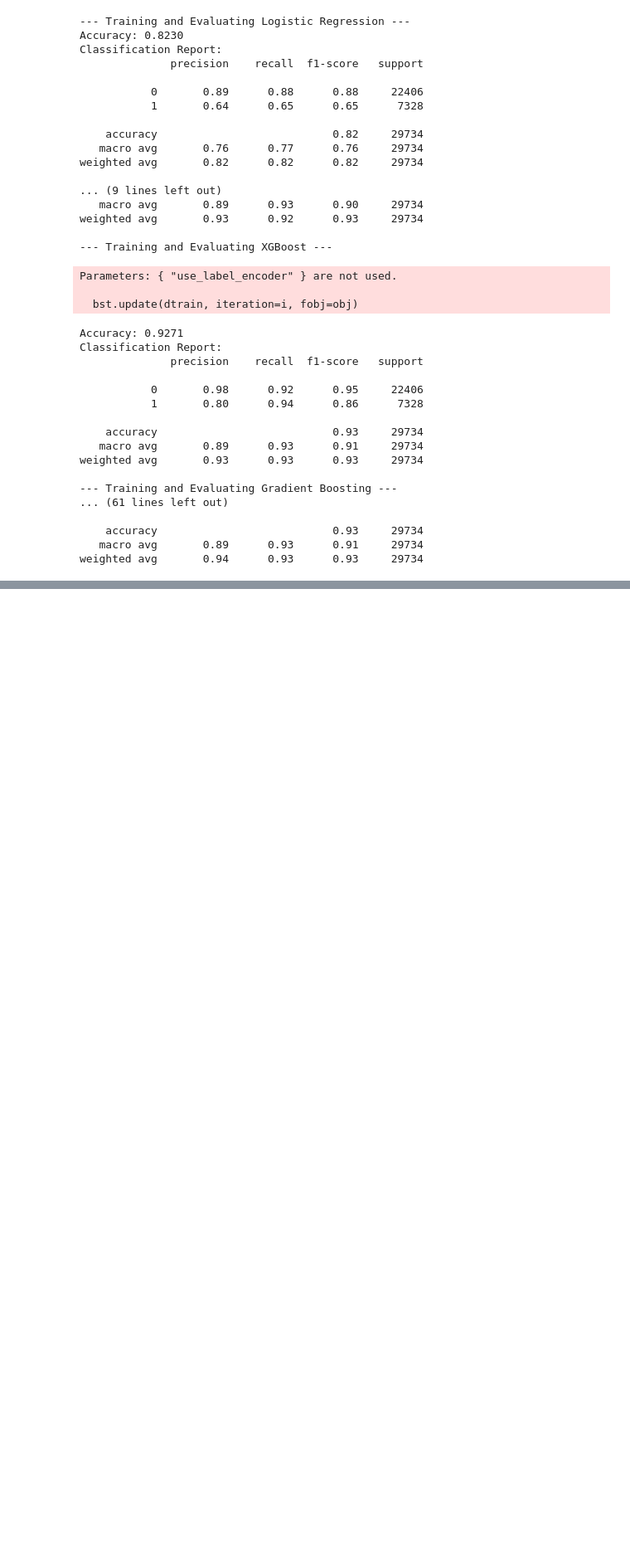
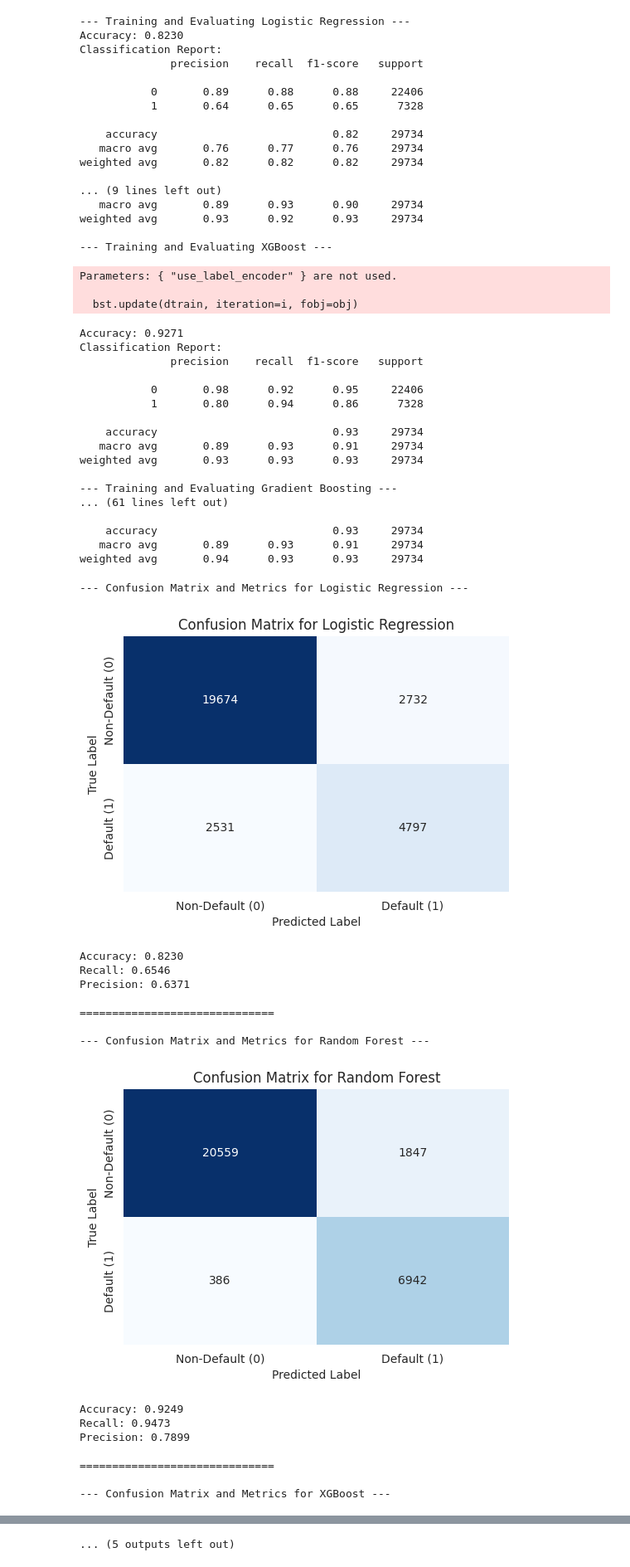
Before and after one commit to springboardmentor891v/CreditPathAI, a Jupyter notebook: notebooks/loan_default_main.ipynb, the cells around one changed output, grey strips where cells are left out. Shown: that part at 83% size. Saved outputs shown, nothing was run; the diff lists cells and outputs as text; code cells hidden in the pictures; blank space fills up the shorter version.

Commit message:
calculated the  accuracy, precision, and  recall of the models

```diff
--- a/notebooks/loan_default_main.ipynb
+++ b/notebooks/loan_default_main.ipynb
@@ -502,0 +491,11 @@ Dropping leaky columns: ['rate_of_interest_was_missing', 'dtir1_was_missing']
+# %%
+'''used the  simple median imputation combined with a missing indicator to handle the missing vlaue ,
+  but it's casuing an accuracy of 100%  . so decided to drop the columns . '''
+
+columns_to_drop = [
+    'rate_of_interest_was_missing',
+    'dtir1_was_missing'
+]
+
+print(f"Dropping leaky columns: {columns_to_drop}")
+df_clean = df.drop(columns=columns_to_drop)
@@ -667,3 +669,63 @@ weighted avg       0.93      0.93      0.93     29734
     accuracy                           0.93     29734
    macro avg       0.89      0.93      0.91     29734
 weighted avg       0.94      0.93      0.93     29734
+# %%
+from sklearn.metrics import confusion_matrix
+
+# Plot confusion matrix for each model and calculate metrics
+for name, model in models.items():
+    print(f"--- Confusion Matrix and Metrics for {name} ---")
+
+    # Predict on the fully prepared test data
+    y_pred = model.predict(X_test_aligned)
+
+    # Generate the confusion matrix
+    cm = confusion_matrix(y_test, y_pred)
+
+    # Plot the confusion matrix
+    plt.figure(figsize=(6, 4))
+    sns.heatmap(cm, annot=True, fmt='d', cmap='Blues', cbar=False,
+                xticklabels=['Non-Default (0)', 'Default (1)'],
+                yticklabels=['Non-Default (0)', 'Default (1)'])
+    plt.title(f'Confusion Matrix for {name}')
+    plt.xlabel('Predicted Label')
+    plt.ylabel('True Label')
+    plt.show()
+
+
+    # [[TN, FP],
+    #  [FN, TP]]
+    TN, FP, FN, TP = cm.ravel()
+
+    # Calculate Accuracy
+    accuracy = (TN + TP) / (TN + FP + FN + TP)
+
+    # Calculate Recall (Sensitivity or True Positive Rate)
+    recall = TP / (TP + FN)
+
+    # Calculate Precision (Positive Predictive Value)
+    # Add a check to avoid division by zero if FP + TP is 0
+    precision = TP / (TP + FP) if (TP + FP) > 0 else 0
+
+    print(f"Accuracy: {accuracy:.4f}")
+    print(f"Recall: {recall:.4f}")
+    print(f"Precision: {precision:.4f}")
+    print("\n" + "="*30 + "\n")
+# %% [output]
+--- Confusion Matrix and Metrics for Logistic Regression ---
+[figure, added]
+Accuracy: 0.8230
+Recall: 0.6546
+Precision: 0.6371
+
+==============================
+
+--- Confusion Matrix and Metrics for Random Forest ---
+[figure, added]
+Accuracy: 0.9249
+Recall: 0.9473
+Precision: 0.7899
+
+==============================
+
+--- Confusion Matrix and Metrics for XGBoost ---
@@ -669,0 +757 @@ weighted avg       0.94      0.93      0.93     29734
+... (5 outputs left out)
```
Also changed, not shown: parts of 9 cells of this notebook.
